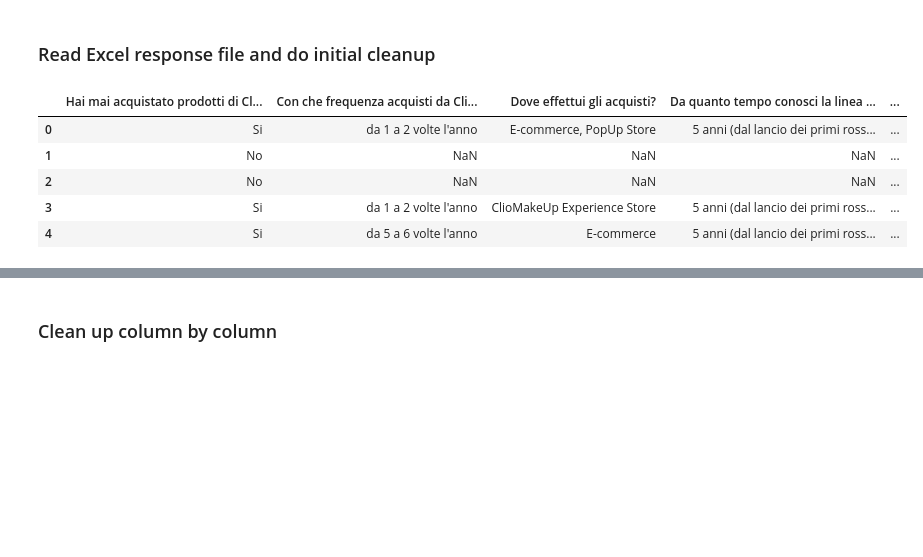
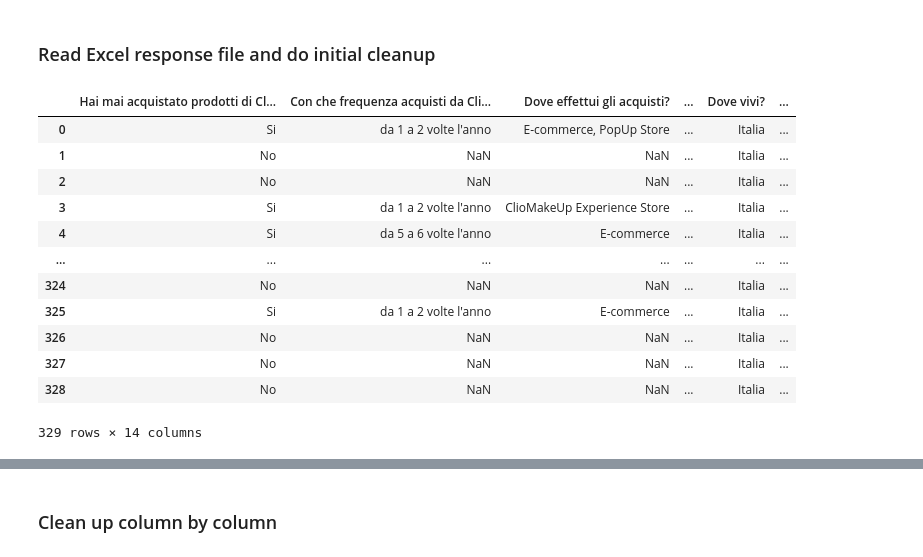
Before and after one commit to mksoc/thesis_data_analysis, a Jupyter notebook: src/survey_analysis.ipynb, the cells around one changed output, grey strips where cells are left out. Saved outputs shown, nothing was run; the diff lists cells and outputs as text; code cells hidden in the pictures; blank space fills up the shorter version.

```diff
--- a/src/survey_analysis.ipynb
+++ b/src/survey_analysis.ipynb
@@ -7,21 +7,30 @@
 # %%
 import pandas as pd
 from IPython.display import display
+
+pd.set_option('display.max_columns', 7)
 # %%
 # Read response file
 response_file = '../data/risposte.xlsx'
 df = pd.read_excel(response_file)
 
 # Remove timestamps
 df = df.drop(df.columns[0], axis=1)
-df.head()
+df
 # %% [output]
-|  | Hai mai acquistato prodotti di Cl... | Con che frequenza acquisti da Cli... | Dove effettui gli acquisti? | Da quanto tempo conosci la linea ... | ... |
-| 0 | Si | da 1 a 2 volte l'anno | E-commerce, PopUp Store | 5 anni (dal lancio dei primi ross... | ... |
-| 1 | No | NaN | NaN | NaN | ... |
-| 2 | No | NaN | NaN | NaN | ... |
-| 3 | Si | da 1 a 2 volte l'anno | ClioMakeUp Experience Store | 5 anni (dal lancio dei primi ross... | ... |
-| 4 | Si | da 5 a 6 volte l'anno | E-commerce | 5 anni (dal lancio dei primi ross... | ... |
+|  | Hai mai acquistato prodotti di Cl... | Con che frequenza acquisti da Cli... | Dove effettui gli acquisti? | ... | Dove vivi? | ... |
+| 0 | Si | da 1 a 2 volte l'anno | E-commerce, PopUp Store | ... | Italia | ... |
+| 1 | No | NaN | NaN | ... | Italia | ... |
+| 2 | No | NaN | NaN | ... | Italia | ... |
+| 3 | Si | da 1 a 2 volte l'anno | ClioMakeUp Experience Store | ... | Italia | ... |
+| 4 | Si | da 5 a 6 volte l'anno | E-commerce | ... | Italia | ... |
+| ... | ... | ... | ... | ... | ... | ... |
+| 324 | No | NaN | NaN | ... | Italia | ... |
+| 325 | Si | da 1 a 2 volte l'anno | E-commerce | ... | Italia | ... |
+| 326 | No | NaN | NaN | ... | Italia | ... |
+| 327 | No | NaN | NaN | ... | Italia | ... |
+| 328 | No | NaN | NaN | ... | Italia | ... |
+329 rows × 14 columns
 # %%
 # Rename headers
 headers = ['Customer',
```
Also changed, not shown: parts of 10 cells of this notebook, 1 other file.
